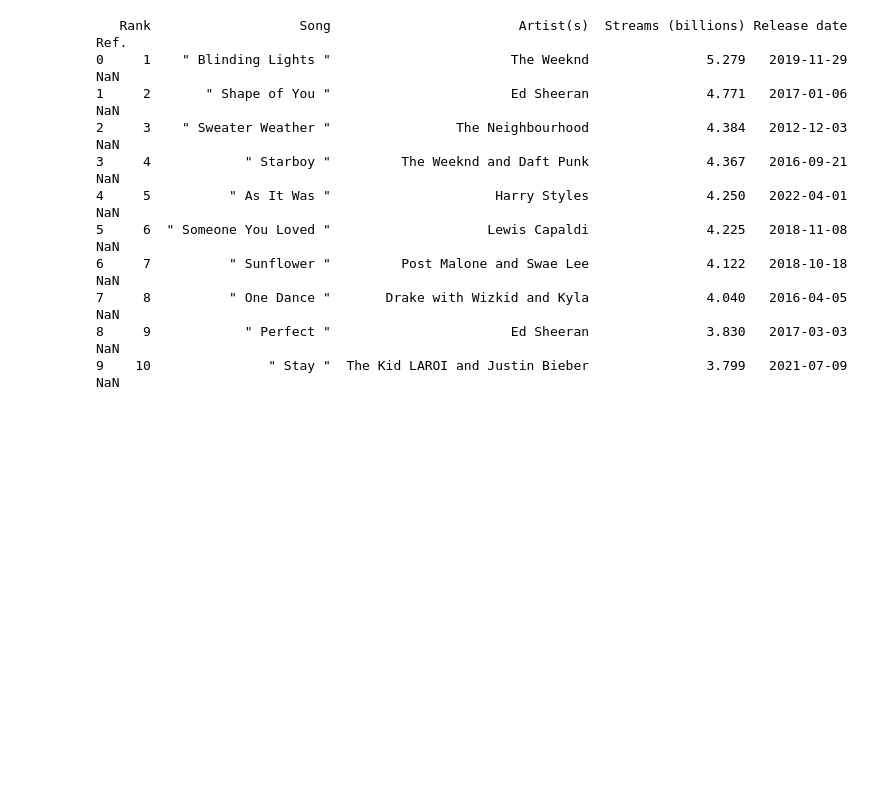
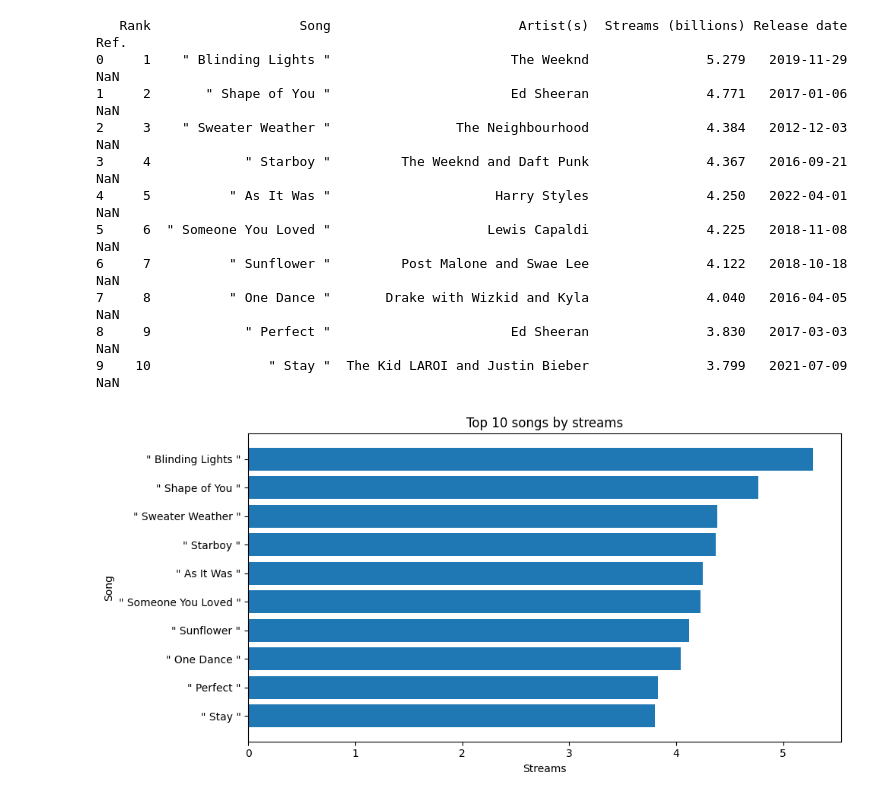
Before and after one commit to 4GeeksAcademy/Kr1sth1an-web-scraping-project, a Jupyter notebook: src/explore.es.ipynb, the cells around one changed output. Cells and saved outputs as stored; diff of their text form; code cells hidden in the pictures; blank space fills up the shorter version.

```diff
--- a/src/explore.es.ipynb
+++ b/src/explore.es.ipynb
@@ -270,3 +270,17 @@ print(df_100.head(10))
 7     8          " One Dance "       Drake with Wizkid and Kyla               4.040   2016-04-05  NaN
 8     9            " Perfect "                       Ed Sheeran               3.830   2017-03-03  NaN
 9    10               " Stay "  The Kid LAROI and Justin Bieber               3.799   2021-07-09  NaN
+# %%
+# Top 10 canciones por Streams (barra horizontal)
+top10 = df_100.sort_values(col_streams, ascending=False).head(10)
+
+plt.figure(figsize=(10,5))
+plt.barh(top10[col_song], top10[col_streams])
+plt.gca().invert_yaxis()
+plt.title("Top 10 songs by streams")
+plt.xlabel("Streams")
+plt.ylabel("Song")
+plt.tight_layout()
+plt.show()
+# %% [output]
+[figure, added]
```
Also changed, not shown: parts of 2 cells of this notebook.
